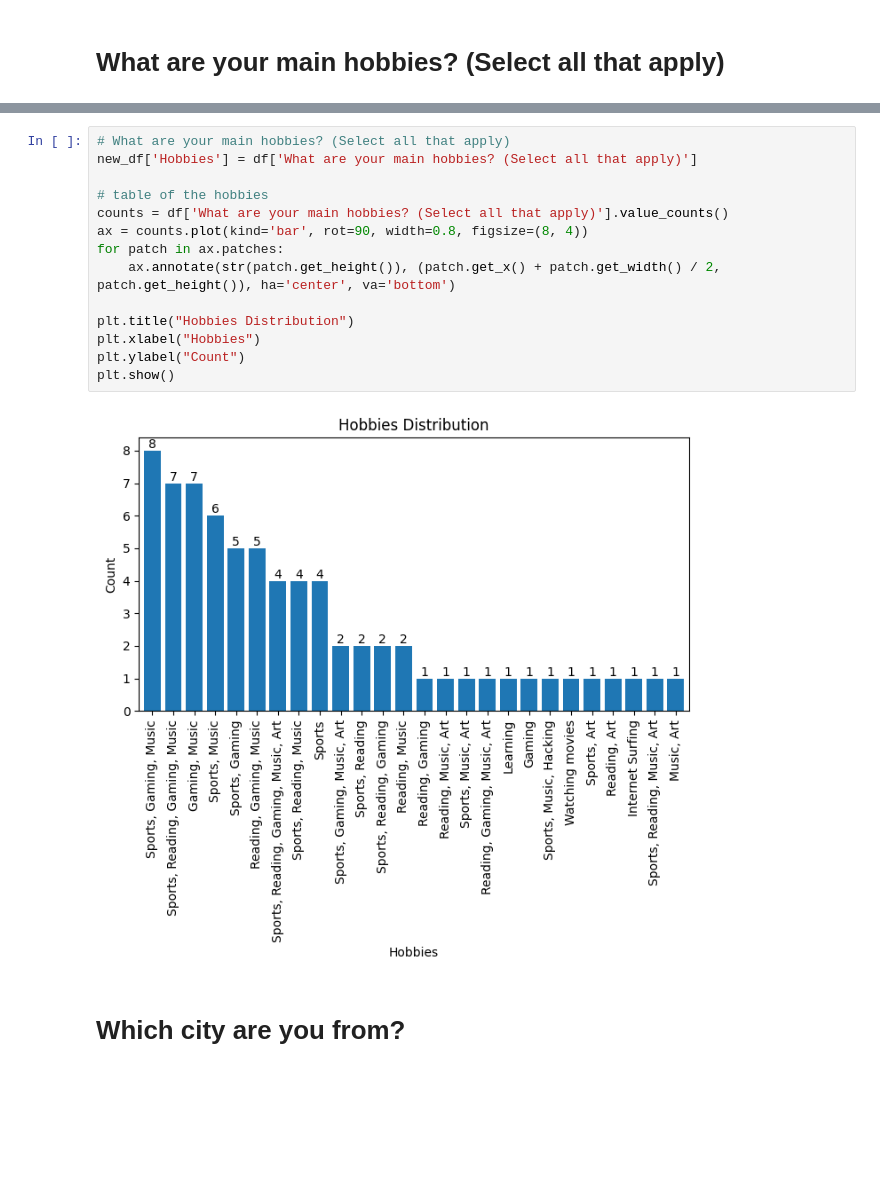
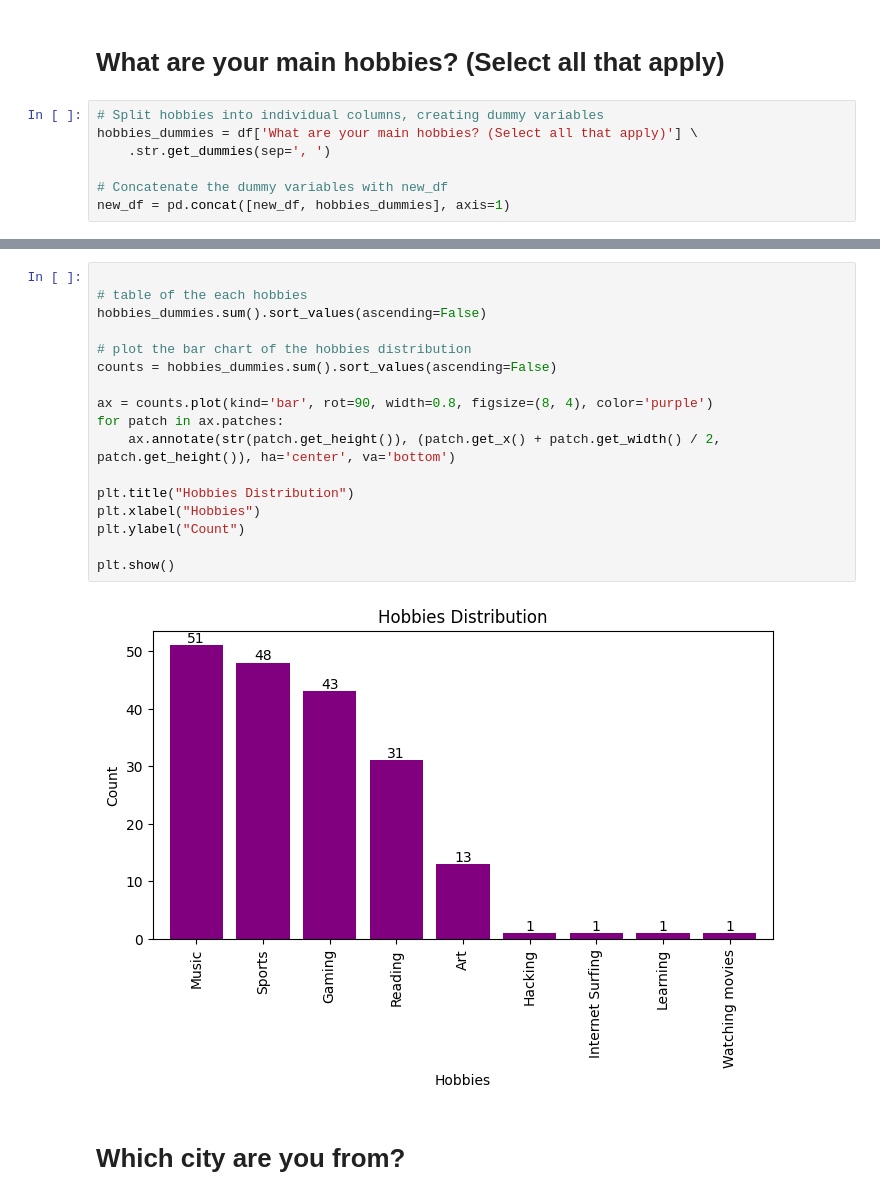
Before and after one commit to Hailu03/PCA-VGU-students-Happiness, a Jupyter notebook: EDA.ipynb, the cells around one changed output, grey strips where cells are left out. Cells and saved outputs as stored; diff of their text form; blank space fills up the shorter version.

```diff
--- a/EDA.ipynb
+++ b/EDA.ipynb
@@ -171,3 +175,10 @@ plt.show()
 [figure]
 # %% [markdown]
 # What are your main hobbies? (Select all that apply)
+# %%
+# Split hobbies into individual columns, creating dummy variables
+hobbies_dummies = df['What are your main hobbies? (Select all that apply)'] \
+    .str.get_dummies(sep=', ')
+
+# Concatenate the dummy variables with new_df
+new_df = pd.concat([new_df, hobbies_dummies], axis=1)
@@ -174,19 +202,22 @@ plt.show()
 # %%
-# What are your main hobbies? (Select all that apply)
-new_df['Hobbies'] = df['What are your main hobbies? (Select all that apply)']
 
-# table of the hobbies
-counts = df['What are your main hobbies? (Select all that apply)'].value_counts()
-ax = counts.plot(kind='bar', rot=90, width=0.8, figsize=(8, 4))
+# table of the each hobbies
+hobbies_dummies.sum().sort_values(ascending=False)
+
+# plot the bar chart of the hobbies distribution
+counts = hobbies_dummies.sum().sort_values(ascending=False)
+
+ax = counts.plot(kind='bar', rot=90, width=0.8, figsize=(8, 4), color='purple')
 for patch in ax.patches:
     ax.annotate(str(patch.get_height()), (patch.get_x() + patch.get_width() / 2, patch.get_height()), ha='center', va='bottom')
 
 plt.title("Hobbies Distribution")
 plt.xlabel("Hobbies")
 plt.ylabel("Count")
+
 plt.show()
 # %% [output]
-[figure, old version]
+[figure, new version]
 # %% [markdown]
 # Which city are you from?
 # %%
```
Also changed, not shown: parts of 32 cells of this notebook, 2 other files.
